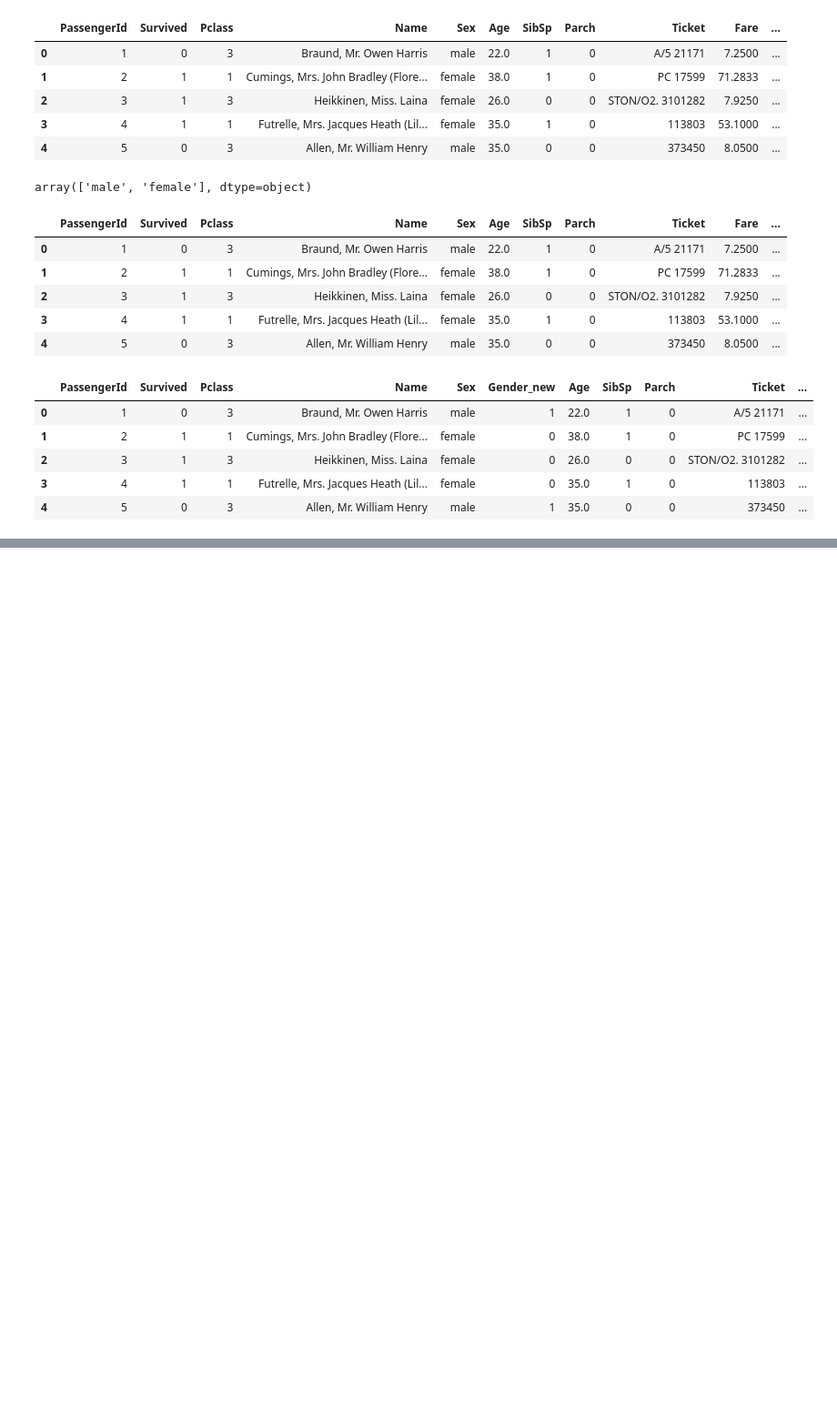
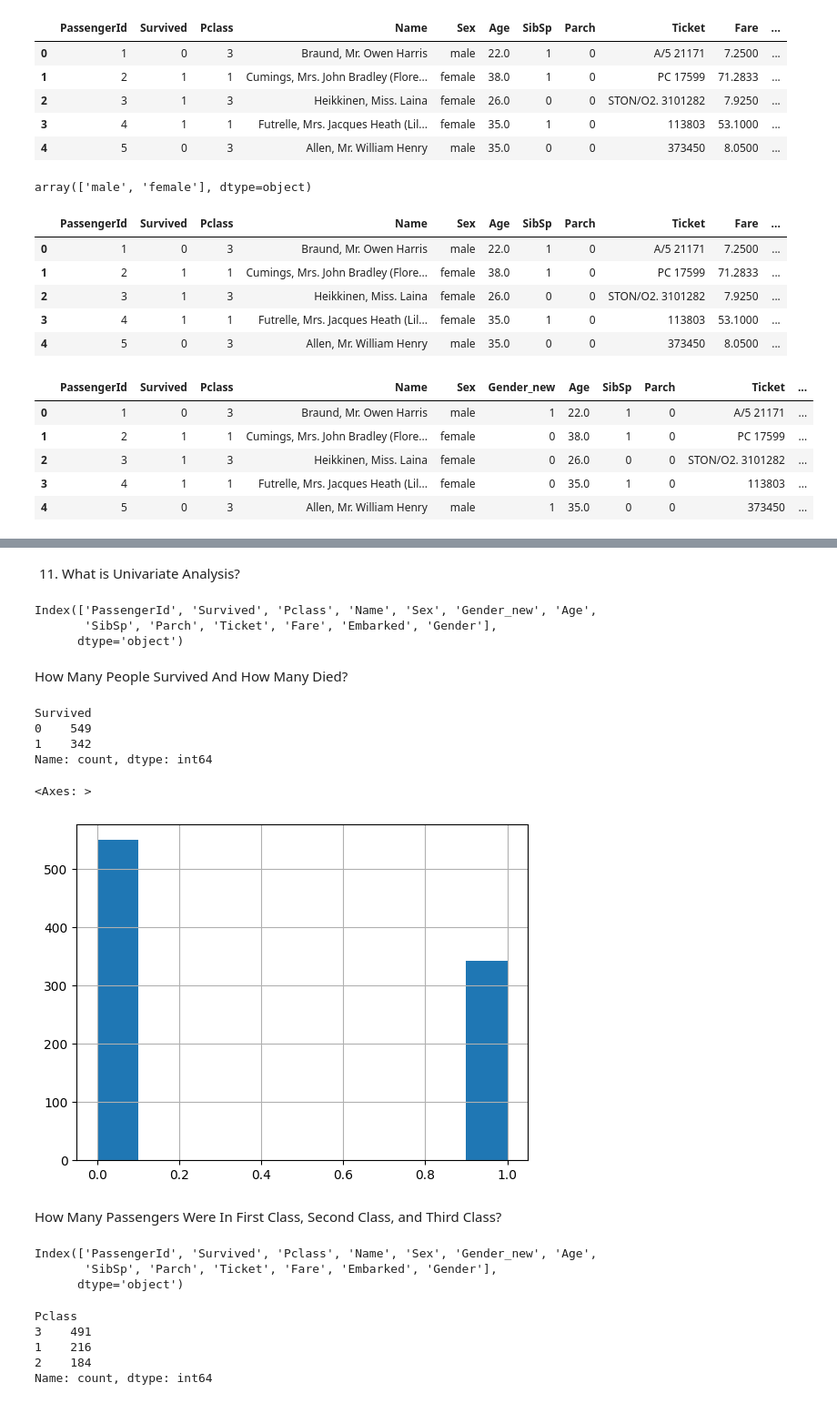
Before and after one commit to DHARUN437/eda_projects, a Jupyter notebook: disaster_data.ipynb, the cells around one changed output, grey strips where cells are left out. Shown: that part at 91% size. Drawn from its saved outputs; the diff is of its cells as text; code cells hidden in the pictures; blank space fills up the shorter version.

```diff
--- a/disaster_data.ipynb
+++ b/disaster_data.ipynb
@@ -298,0 +319,17 @@ data.head()
+# %% [markdown]
+11. What is Univariate Analysis?
+# %%
+data.columns
+# %% [output]
+Index(['PassengerId', 'Survived', 'Pclass', 'Name', 'Sex', 'Gender_new', 'Age',
+       'SibSp', 'Parch', 'Ticket', 'Fare', 'Embarked', 'Gender'],
+      dtype='object')
+# %% [markdown]
+How Many People Survived And How Many Died?
+# %%
+data['Survived'].value_counts()
+# %% [output]
+Survived
+0    549
+1    342
+Name: count, dtype: int64
@@ -298,0 +339,21 @@ data.head()
+# %%
+data['Survived'].hist()
+# %% [output]
+<Axes: >
+[figure, added]
+# %% [markdown]
+How Many Passengers Were In First Class, Second Class, and Third Class?
+# %%
+data.columns
+# %% [output]
+Index(['PassengerId', 'Survived', 'Pclass', 'Name', 'Sex', 'Gender_new', 'Age',
+       'SibSp', 'Parch', 'Ticket', 'Fare', 'Embarked', 'Gender'],
+      dtype='object')
+# %%
+data['Pclass'].value_counts()
+# %% [output]
+Pclass
+3    491
+1    216
+2    184
+Name: count, dtype: int64
```
Also changed, not shown: parts of 22 cells of this notebook.
